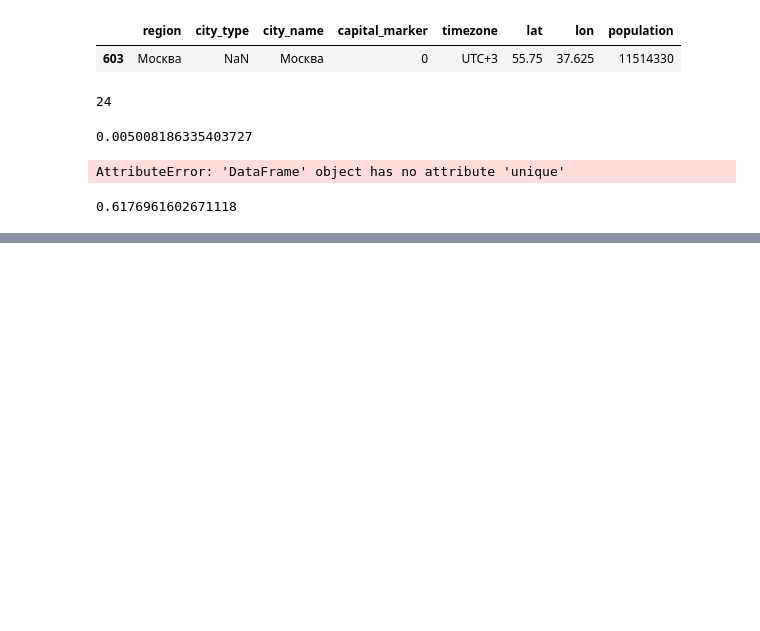
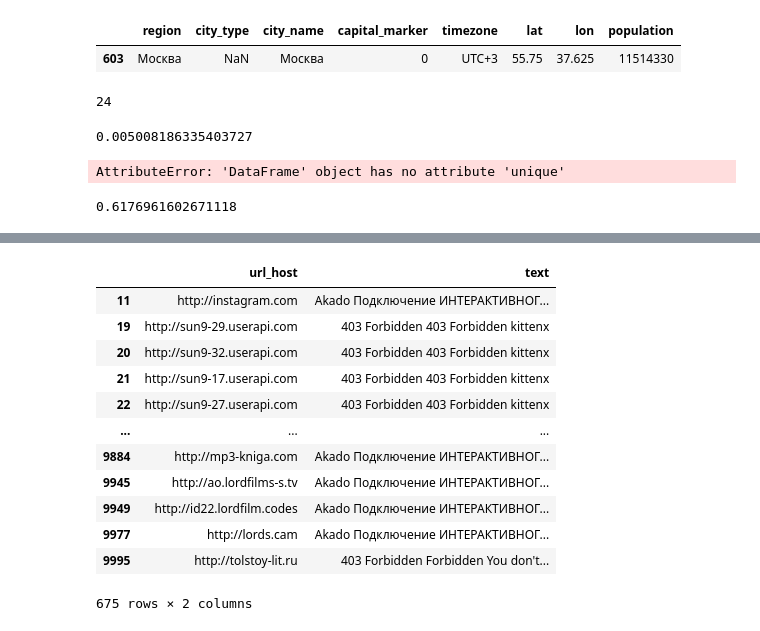
Before and after one commit to shockless/mts-ml-cup, a Jupyter notebook: cities_prices_fe.ipynb, the cells around one changed output, grey strips where cells are left out. Drawn from its saved outputs; the diff is of its cells as text; code cells hidden in the pictures; blank space fills up the shorter version.

```diff
--- a/cities_prices_fe.ipynb
+++ b/cities_prices_fe.ipynb
@@ -119,0 +130,16 @@ df1
+# %%
+df[df['vpn_only']==1]
+# %% [output]
+|  | url_host | text |
+| 11 | http://instagram.com | ﻿ Akado Подключение ИНТЕРАКТИВНОГ... |
+| 19 | http://sun9-29.userapi.com | 403 Forbidden 403 Forbidden kittenx |
+| 20 | http://sun9-32.userapi.com | 403 Forbidden 403 Forbidden kittenx |
+| 21 | http://sun9-17.userapi.com | 403 Forbidden 403 Forbidden kittenx |
+| 22 | http://sun9-27.userapi.com | 403 Forbidden 403 Forbidden kittenx |
+| ... | ... | ... |
+| 9884 | http://mp3-kniga.com | ﻿ Akado Подключение ИНТЕРАКТИВНОГ... |
+| 9945 | http://ao.lordfilms-s.tv | ﻿ Akado Подключение ИНТЕРАКТИВНОГ... |
+| 9949 | http://id22.lordfilm.codes | ﻿ Akado Подключение ИНТЕРАКТИВНОГ... |
+| 9977 | http://lords.cam | ﻿ Akado Подключение ИНТЕРАКТИВНОГ... |
+| 9995 | http://tolstoy-lit.ru | 403 Forbidden Forbidden You don't... |
+675 rows × 2 columns
```
Also changed, not shown: parts of 13 cells of this notebook, 3 other files.
